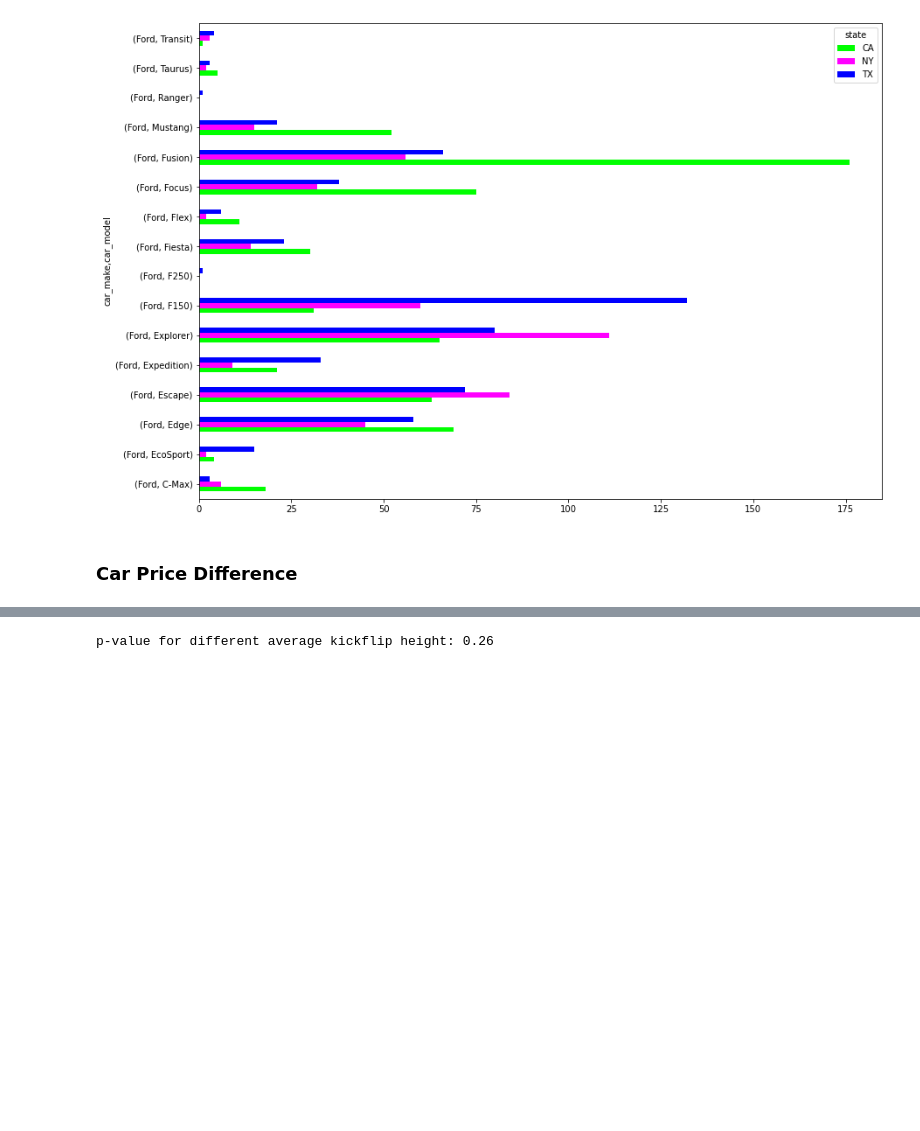
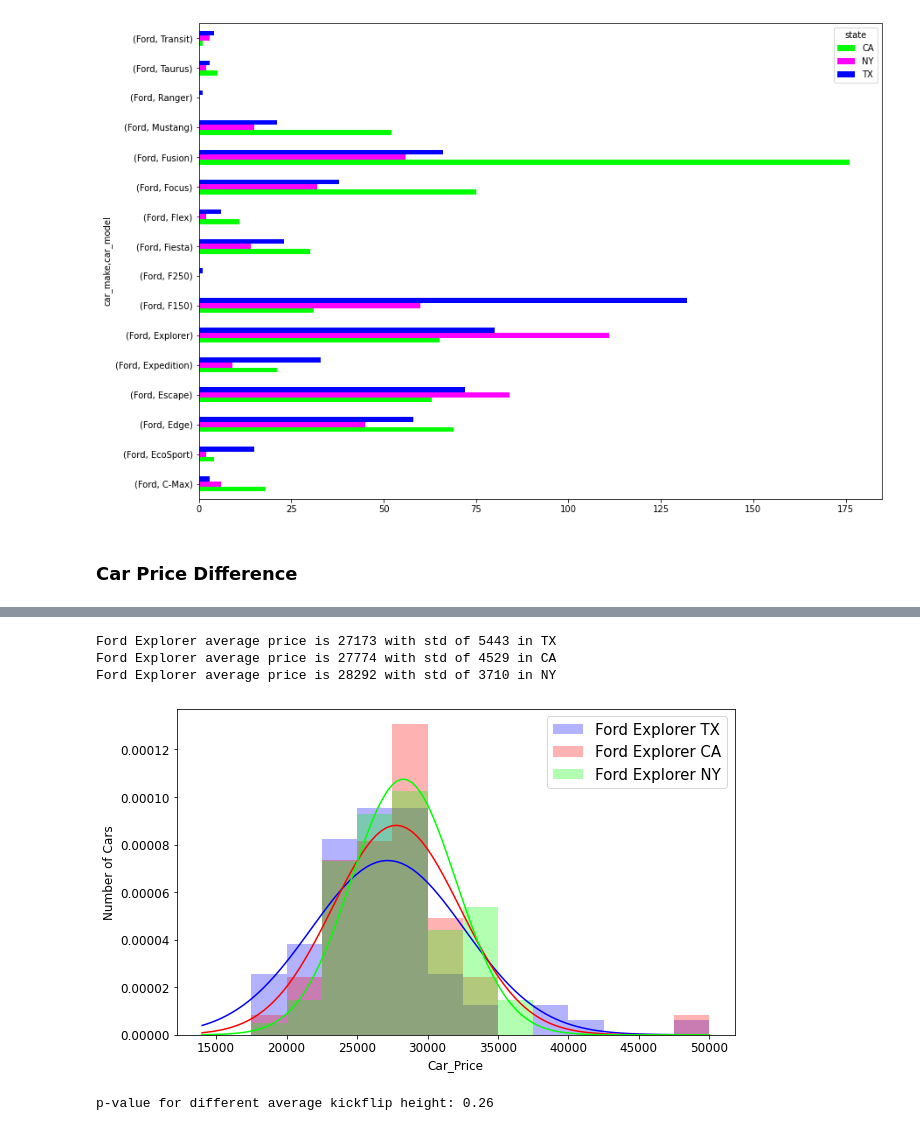
Before and after one commit to aabouie/CapStone1, a Jupyter notebook: EDA.ipynb, the cells around one changed output, grey strips where cells are left out. Saved outputs shown, nothing was run; the diff lists cells and outputs as text; code cells hidden in the pictures; blank space fills up the shorter version.

```diff
--- a/EDA.ipynb
+++ b/EDA.ipynb
@@ -439,3 +436,47 @@ Ford Explorer average price is 28292 with std of 3710 in NY
+# %%
+fig,ax = plt.subplots(figsize=(10,6))
+
+Price_Explorer_TX2017 = df[(df.state=='TX')&(df.car_model=='Explorer')&(df.car_model_year>=2017)]
+Price_Explorer_CA2017 = df[(df.state=='CA')&(df.car_model=='Explorer')&(df.car_model_year>=2017)]
+Price_Explorer_NY2017 = df[(df.state=='NY')&(df.car_model=='Explorer')&(df.car_model_year>=2017)]
+
+bins = np.linspace(15000,50000,15)
+
+ax.hist(Price_Explorer_TX2017['car_price'],bins=bins,label='Ford Explorer TX',color='b'   ,alpha=0.3 ,density=True);
+ax.hist(Price_Explorer_CA2017['car_price'],bins=bins,label='Ford Explorer CA',color='r'   ,alpha=0.3 ,density=True);
+ax.hist(Price_Explorer_NY2017['car_price'],bins=bins,label='Ford Explorer NY',color='lime',alpha=0.3 ,density=True);
+
+TX2017_mean = Price_Explorer_TX2017.car_price.mean()
+TX2017_std = Price_Explorer_TX2017.car_price.std()
+print(f'Ford Explorer average price is {round(TX2017_mean)} with std of {round(TX2017_std)} in TX')
+CA2017_mean = Price_Explorer_CA2017.car_price.mean()
+CA2017_std = Price_Explorer_CA2017.car_price.std()
+print(f'Ford Explorer average price is {round(CA2017_mean)} with std of {round(CA2017_std)} in CA')
+NY2017_mean = Price_Explorer_NY2017.car_price.mean()
+NY2017_std = Price_Explorer_NY2017.car_price.std()
+print(f'Ford Explorer average price is {round(NY2017_mean)} with std of {round(NY2017_std)} in NY')
+
+x = np.linspace(14000,50000,100)
+y = stats.norm(TX2017_mean ,TX2017_std)
+
+ax.plot(x,stats.norm(TX2017_mean ,TX2017_std).pdf(x),color='b');
+ax.plot(x,stats.norm(CA2017_mean ,CA2017_std).pdf(x),color='r');
+ax.plot(x,stats.norm(NY2017_mean ,NY2017_std).pdf(x),color='lime');
+
+ax.set_xlabel('Car_Price',size=15);
+ax.set_ylabel('Number of Cars',size=15);
+ax.legend(prop={'size': 15});
+
+for item in ([ax.title, ax.xaxis.label, ax.yaxis.label] +
+             ax.get_xticklabels() + ax.get_yticklabels()):
+    item.set_fontsize(12)
+
+#plt.savefig('Ali2.jpg')
+# %% [output]
+Ford Explorer average price is 27173 with std of 5443 in TX
+Ford Explorer average price is 27774 with std of 4529 in CA
+Ford Explorer average price is 28292 with std of 3710 in NY
+[figure, added]
 # %%
 # TX vs. CA
 # Null: The mean price of Ford Explorer is the same in TX vs. CA
```
Also changed, not shown: parts of 13 cells of this notebook.
